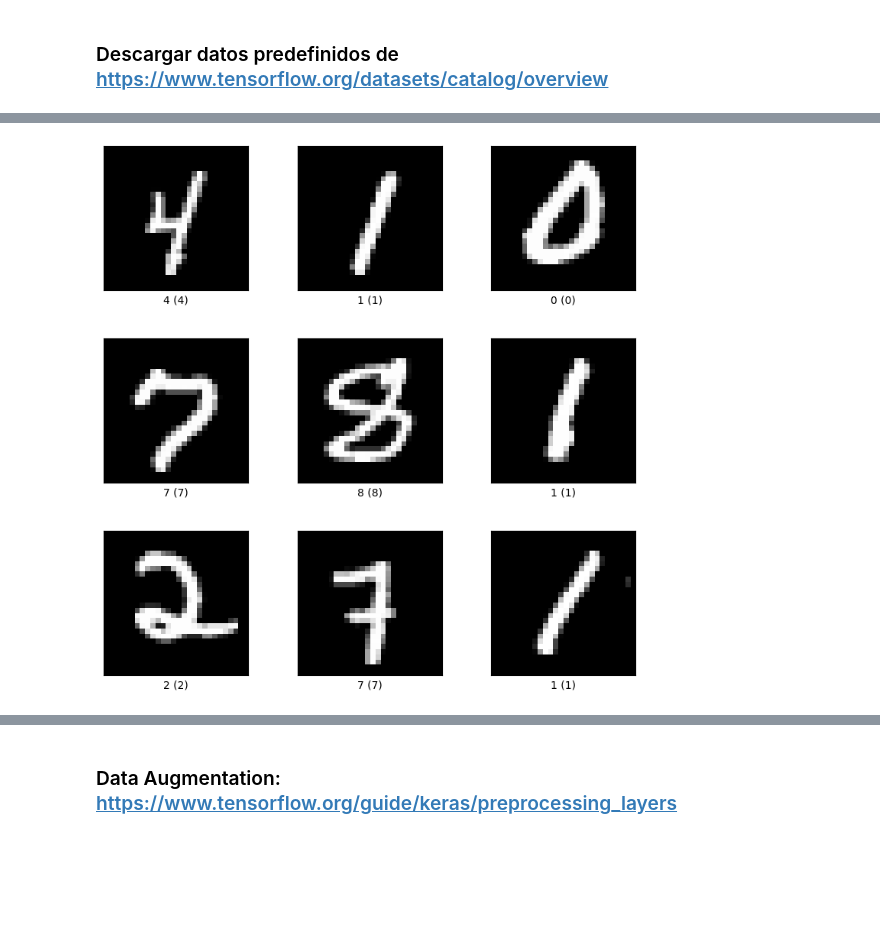
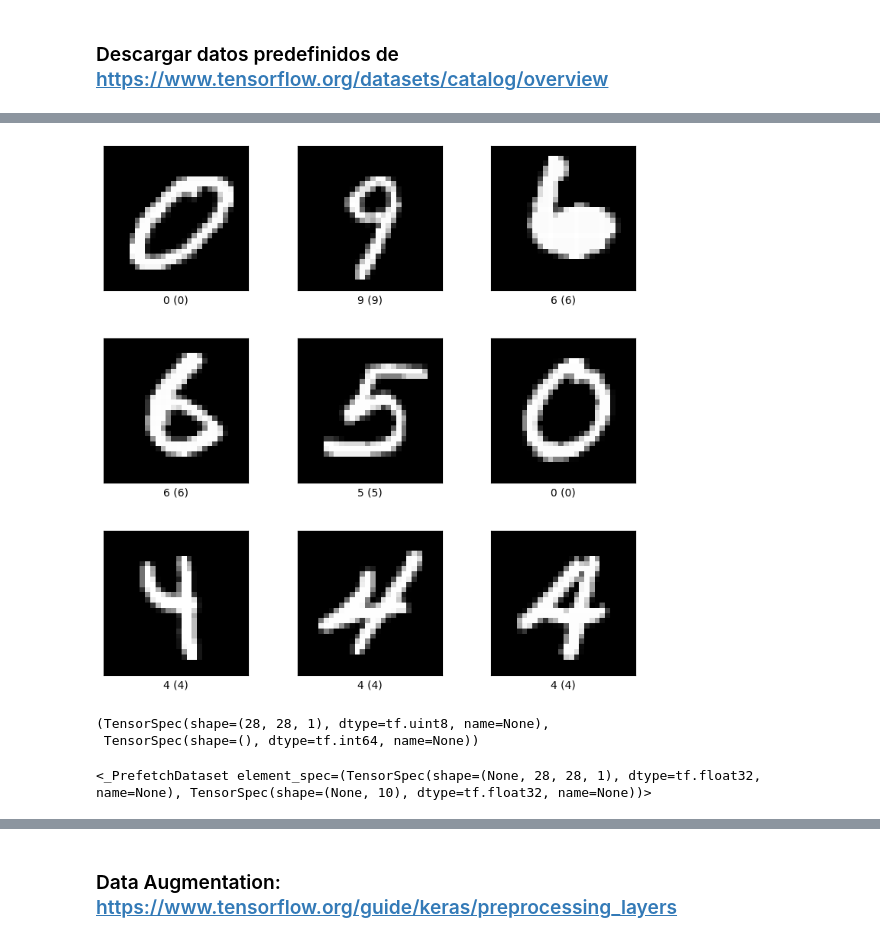
Before and after one commit to MAESTRiA-ESTADiS-CIENCIA-DATOS-Bosque/introduction_neural_networks, a Jupyter notebook: clases/clase3.ipynb, the cells around one changed output, grey strips where cells are left out. Cells and saved outputs as stored; diff of their text form; code cells hidden in the pictures; blank space fills up the shorter version.

```diff
--- a/clases/clase3.ipynb
+++ b/clases/clase3.ipynb
@@ -302,9 +371,9 @@ for df in data_map:
 # %% [markdown]
 ### Descargar datos predefinidos de https://www.tensorflow.org/datasets/catalog/overview
 # %%
-(ds_train, ds_test), ds_info = tfds.load(
+(ds_train,ds_val,ds_test), ds_info = tfds.load(
     name = 'mnist',
-    split=['train', 'test'],
+    split=['train[:20%]','train[30%:40%]', 'test[:90%]'],
     shuffle_files=True,
     as_supervised=True,
     with_info=True)
@@ -311,4 +404,9 @@ for df in data_map:
 # %%
-fig = tfds.show_examples(ds_train, ds_info)
+fig = tfds.show_examples(ds_val, ds_info)
 # %% [output]
-[figure, old version]
+[figure, new version]
+# %%
+ds_train.element_spec
+# %% [output]
+(TensorSpec(shape=(28, 28, 1), dtype=tf.uint8, name=None),
+ TensorSpec(shape=(), dtype=tf.int64, name=None))
@@ -332,3 +435,7 @@ data_test = data_load(ds_test,shuffle_=False)
+# %%
+data_val
+# %% [output]
+<_PrefetchDataset element_spec=(TensorSpec(shape=(None, 28, 28, 1), dtype=tf.float32, name=None), TensorSpec(shape=(None, 10), dtype=tf.float32, name=None))>
 # %%
 plt.figure(figsize=(3, 3))
 i=0
```
Also changed, not shown: parts of 38 cells of this notebook, 1 other file.
